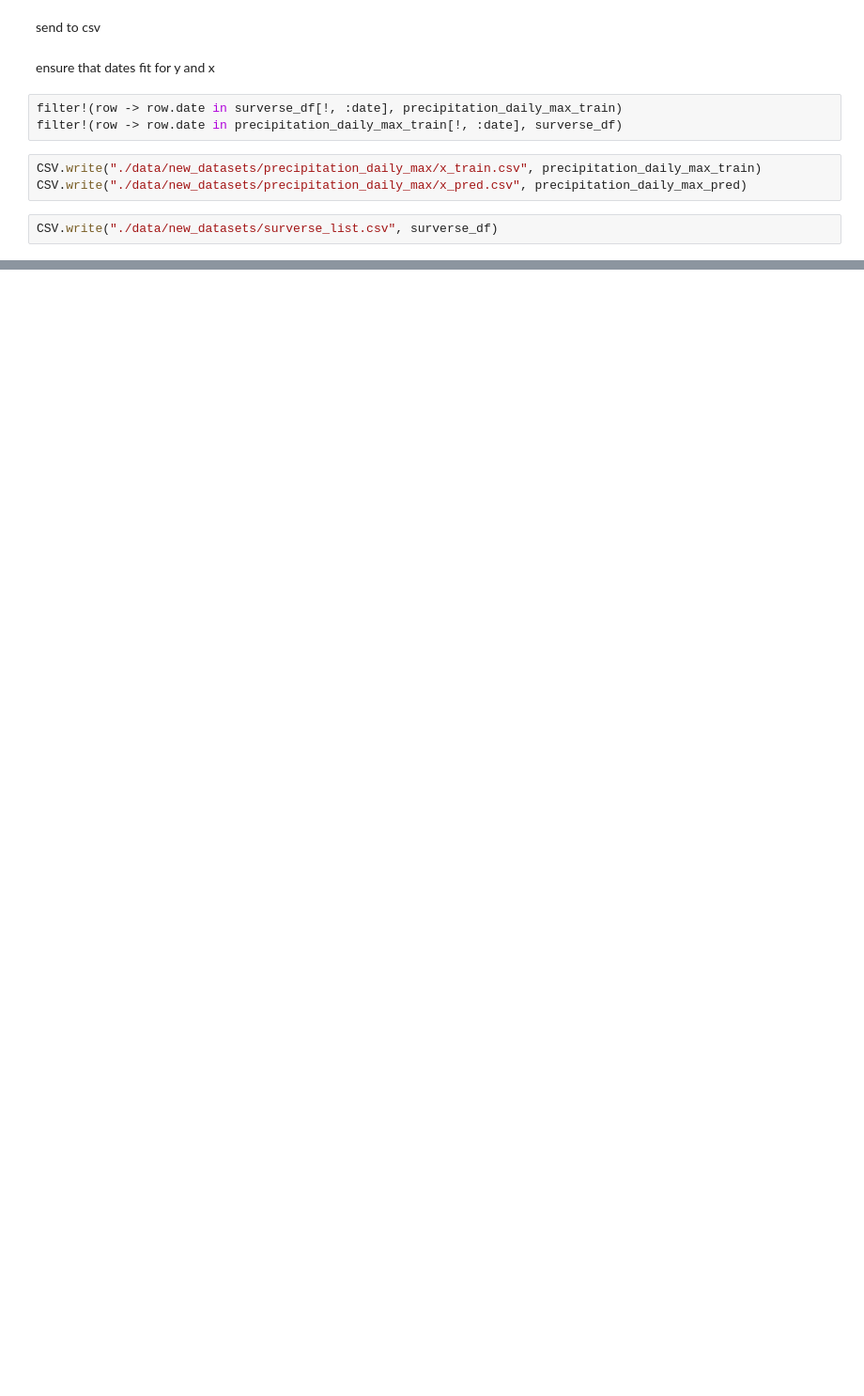
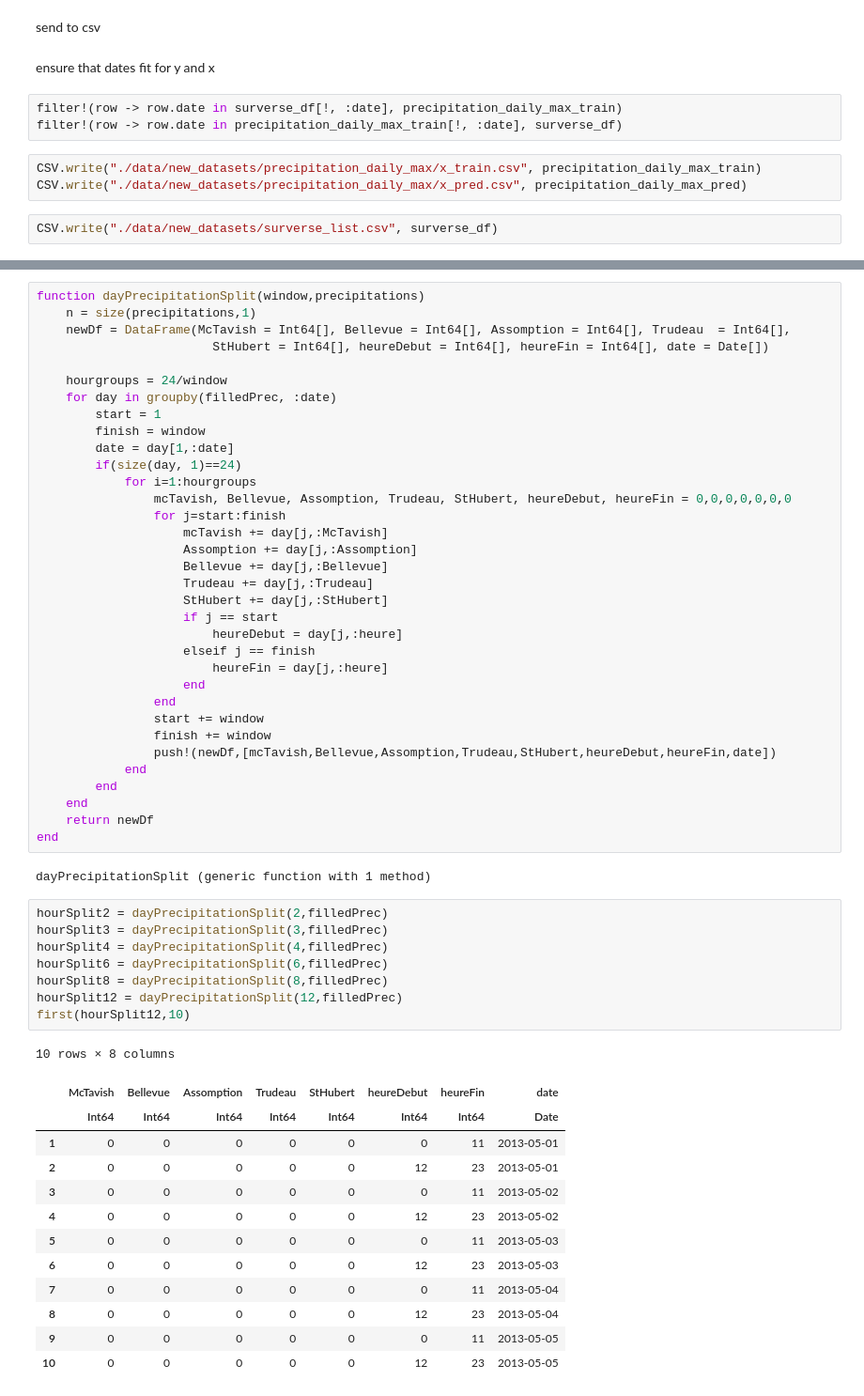
Before and after one commit to SamuelA-L/Prob-et-Stats-IA, a Jupyter notebook: DataSets.ipynb, the cells around one changed output, grey strips where cells are left out. Shown: that part at 94% size. Drawn from its saved outputs; the diff is of its cells as text; blank space fills up the shorter version.

```diff
--- a/DataSets.ipynb
+++ b/DataSets.ipynb
@@ -276,0 +481,58 @@ CSV.write("./data/new_datasets/surverse_list.csv", surverse_df)
+# %%
+function dayPrecipitationSplit(window,precipitations)
+    n = size(precipitations,1)
+    newDf = DataFrame(McTavish = Int64[], Bellevue = Int64[], Assomption = Int64[], Trudeau  = Int64[],
+                        StHubert = Int64[], heureDebut = Int64[], heureFin = Int64[], date = Date[])
+
+    hourgroups = 24/window
+    for day in groupby(filledPrec, :date)
+        start = 1
+        finish = window
+        date = day[1,:date]
+        if(size(day, 1)==24)
+            for i=1:hourgroups
+                mcTavish, Bellevue, Assomption, Trudeau, StHubert, heureDebut, heureFin = 0,0,0,0,0,0,0
+                for j=start:finish
+                    mcTavish += day[j,:McTavish]
+                    Assomption += day[j,:Assomption]
+                    Bellevue += day[j,:Bellevue]
+                    Trudeau += day[j,:Trudeau]
+                    StHubert += day[j,:StHubert]
+                    if j == start
+                        heureDebut = day[j,:heure]
+                    elseif j == finish
+                        heureFin = day[j,:heure]
+                    end
+                end
+                start += window
+                finish += window
+                push!(newDf,[mcTavish,Bellevue,Assomption,Trudeau,StHubert,heureDebut,heureFin,date])
+            end
+        end
+    end
+    return newDf
+end
+# %% [output]
+dayPrecipitationSplit (generic function with 1 method)
+# %%
+hourSplit2 = dayPrecipitationSplit(2,filledPrec)
+hourSplit3 = dayPrecipitationSplit(3,filledPrec)
+hourSplit4 = dayPrecipitationSplit(4,filledPrec)
+hourSplit6 = dayPrecipitationSplit(6,filledPrec)
+hourSplit8 = dayPrecipitationSplit(8,filledPrec)
+hourSplit12 = dayPrecipitationSplit(12,filledPrec)
+first(hourSplit12,10)
+# %% [output]
+10 rows × 8 columns
+|  | McTavish | Bellevue | Assomption | Trudeau | StHubert | heureDebut | heureFin | date |
+|  | Int64 | Int64 | Int64 | Int64 | Int64 | Int64 | Int64 | Date |
+| 1 | 0 | 0 | 0 | 0 | 0 | 0 | 11 | 2013-05-01 |
+| 2 | 0 | 0 | 0 | 0 | 0 | 12 | 23 | 2013-05-01 |
+| 3 | 0 | 0 | 0 | 0 | 0 | 0 | 11 | 2013-05-02 |
+| 4 | 0 | 0 | 0 | 0 | 0 | 12 | 23 | 2013-05-02 |
+| 5 | 0 | 0 | 0 | 0 | 0 | 0 | 11 | 2013-05-03 |
+| 6 | 0 | 0 | 0 | 0 | 0 | 12 | 23 | 2013-05-03 |
+| 7 | 0 | 0 | 0 | 0 | 0 | 0 | 11 | 2013-05-04 |
+| 8 | 0 | 0 | 0 | 0 | 0 | 12 | 23 | 2013-05-04 |
+| 9 | 0 | 0 | 0 | 0 | 0 | 0 | 11 | 2013-05-05 |
+| 10 | 0 | 0 | 0 | 0 | 0 | 12 | 23 | 2013-05-05 |
```
Also changed, not shown: parts of 24 cells of this notebook, 9 other files.
